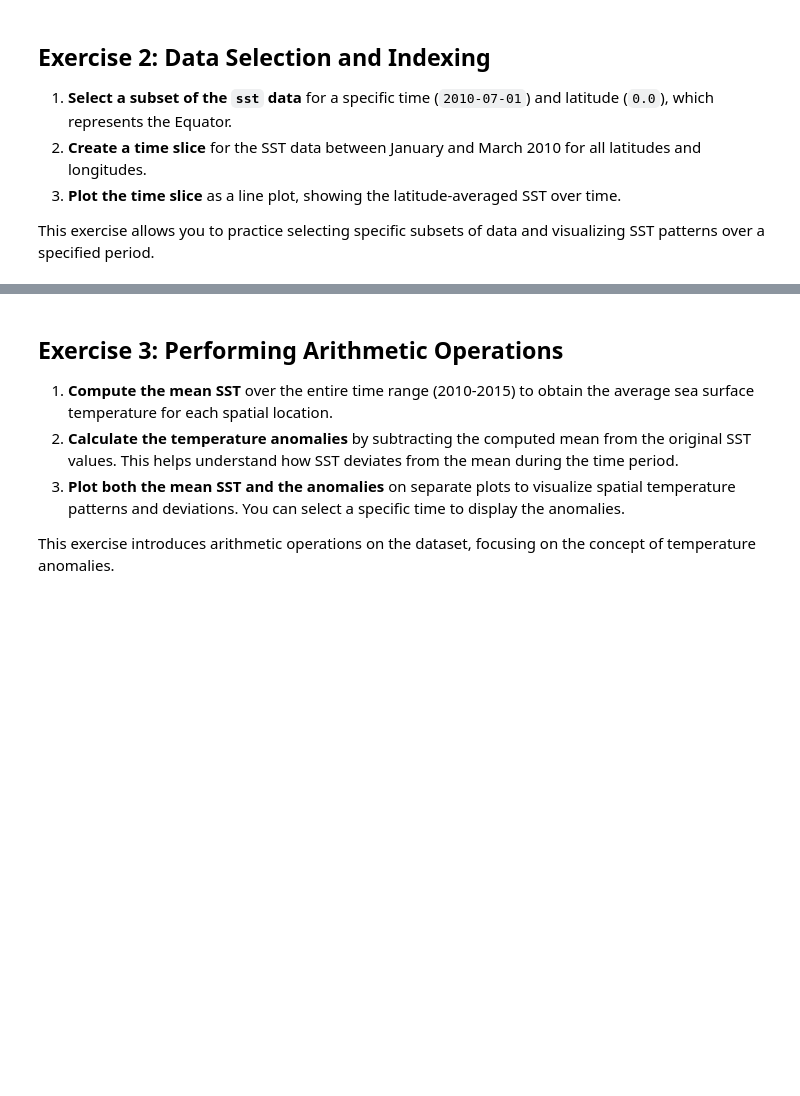
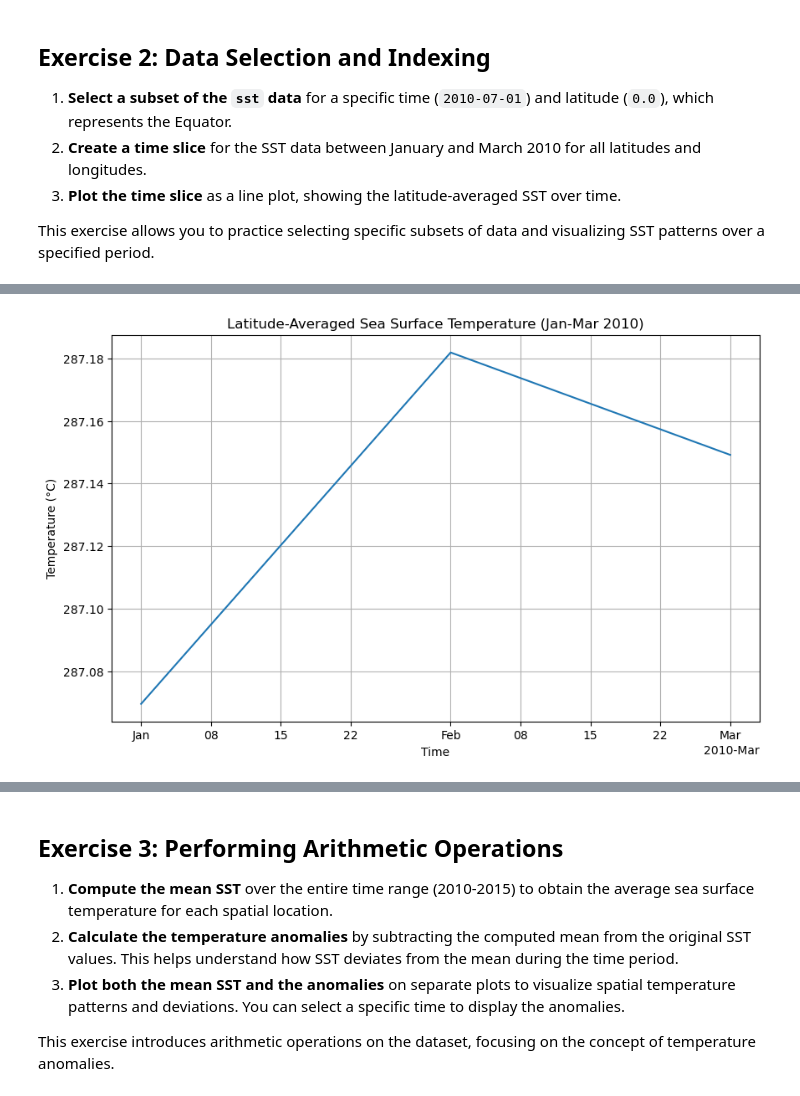
Before and after one commit to Geography-and-Planning/intro-to-gis, a Jupyter notebook: lab/lab_06.ipynb, the cells around one changed output, grey strips where cells are left out. Cells and saved outputs as stored; diff of their text form; code cells hidden in the pictures; blank space fills up the shorter version.

```diff
--- a/lab/lab_06.ipynb
+++ b/lab/lab_06.ipynb
@@ -24,0 +38,5 @@ This exercise allows you to practice selecting specific subsets of data and visu
+# %%
+ds= xr.open_dataset(netcdf)
+ds
+# Available variables: sst
+# Dimensions: (time: 1, lat: 180, lon: 360)
@@ -24,0 +52,3 @@ This exercise allows you to practice selecting specific subsets of data and visu
+# %%
+sst= ds.sst
+sst
@@ -32,0 +108,3 @@ This exercise allows you to practice selecting specific subsets of data and visu
+# %%
+time_slice= sst.sel(time=slice("2010-01-01", "2010-03-31"))
+time_slice
@@ -32,0 +131,12 @@ This exercise allows you to practice selecting specific subsets of data and visu
+# %%
+lat_averaged_sst= time_slice.mean(dim=["lat", "lon"])
+# %%
+plt.figure(figsize=(10, 6))
+lat_averaged_sst.plot()
+plt.xlabel("Time")
+plt.ylabel("Temperature (°C)")
+plt.title("Latitude-Averaged Sea Surface Temperature (Jan-Mar 2010)")
+plt.grid(True)
+plt.show()
+# %% [output]
+[figure, added]
```
Also changed, not shown: parts of 16 cells of this notebook, 1 other file.
